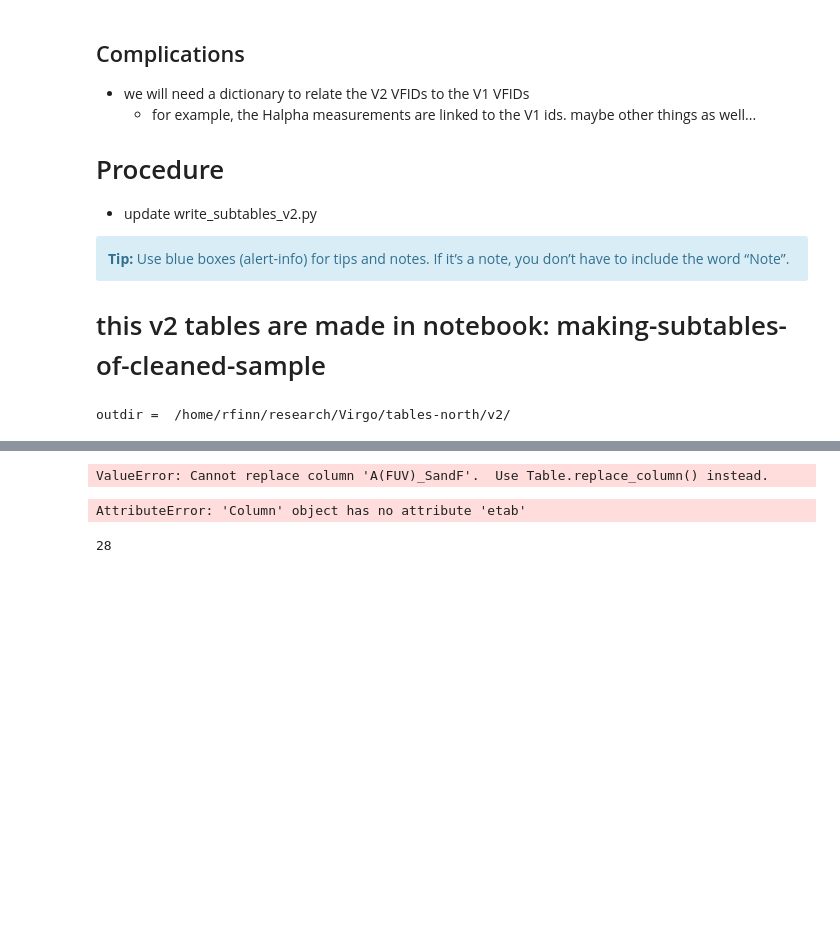
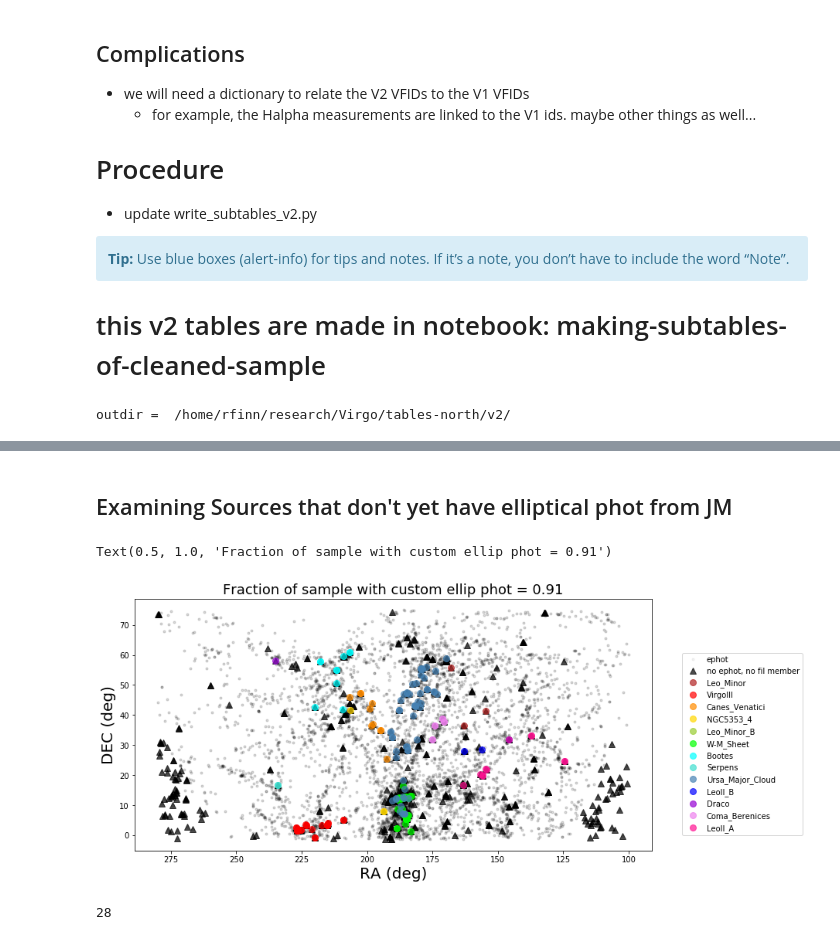
Before and after one commit to rfinn/Virgo, a Jupyter notebook: notebooks/making_tables_v2.ipynb, the cells around one changed output, grey strips where cells are left out. Drawn from its saved outputs; the diff is of its cells as text; code cells hidden in the pictures; blank space fills up the shorter version.

Commit message:
updating extinction and ephot tables

```diff
--- a/notebooks/making_tables_v2.ipynb
+++ b/notebooks/making_tables_v2.ipynb
@@ -106,27 +96,34 @@ WARNING: UnitsWarning: 'mags' did not parse as fits unit: At col 0, Unit 'mags'
-# %%
-etab = c.etab
-
-
-filters = ['FUV','NUV','G','R','Z','W1','W2','W3','W4']
-
-Rvalues = np.array([8.24, 8.20, 3.214, 2.165, 1.592, 0.184, 0.113, 0.0241, 0.00910],'d')
-
-EBV_colnames = ['E_B_V_SandF','E_B_V_SFD']
-for c in EBV_colnames:
-
-    for i,f in enumerate(filters):
-        alambda = np.array(etab[c])*Rvalues[i]
-        cname = f"A({f})_{c.replace('E_B_V_','')}"
-        c = Column(alambda,name=cname)
-        etab.add_column(c)
-# %% [output]
-ValueError: Cannot replace column 'A(FUV)_SandF'.  Use Table.replace_column() instead.
-# %%
-c.etab.colnames
-# %% [output]
-AttributeError: 'Column' object has no attribute 'etab'
+# %% [markdown]
+## Examining Sources that don't yet have elliptical phot from JM
 # %%
 %run ~/github/Virgo/programs/readtablesv2.py
+# %%
+plt.figure(figsize=(12,6))
+flag = v.ephot['photFlag']
+
+plt.plot(v.main['RA'][flag],v.main['DEC'][flag],'k.',color='0.5',alpha=.1,label='ephot')
+
+# plot galaxies that are not filament members and don't have ellip phot
+flag2 = ~flag & ~v.env['filament_member']
+plt.plot(v.main['RA'][~flag],v.main['DEC'][~flag],'k^',alpha=.7,markersize=8,label='no ephot, no fil member')
+
+filaments = set(v.env['filament'])
+plt.plot(v.main['RA'],v.main['DEC'],'k.',alpha=.1)
+for i,f in enumerate(filaments):
+    v3flag = v.env['filament_member'] & (v.env['filament'] == f) & ~flag
+    plt.plot(v.main['RA'][v3flag],v.main['DEC'][v3flag],'ko',markersize=8,c=mycolors[i],alpha=.7,label=f)
+plt.gca().invert_xaxis()
+plt.legend(bbox_to_anchor=(1.05,.8))
+
+
+plt.xlabel('RA (deg)',fontsize=20)
+plt.ylabel('DEC (deg)',fontsize=20)
+
+
+plt.title('Fraction of sample with custom ellip phot = {:.2f}'.format(np.sum(flag)/len(flag)),fontsize=18)
+# %% [output]
+Text(0.5, 1.0, 'Fraction of sample with custom ellip phot = 0.91')
+[figure, added]
 # %%
 sum(v.main['COflag'] & ~v.main['HAobsflag'])
 # %% [output]
```
Also changed, not shown: parts of 3 cells of this notebook, 4 other files.
